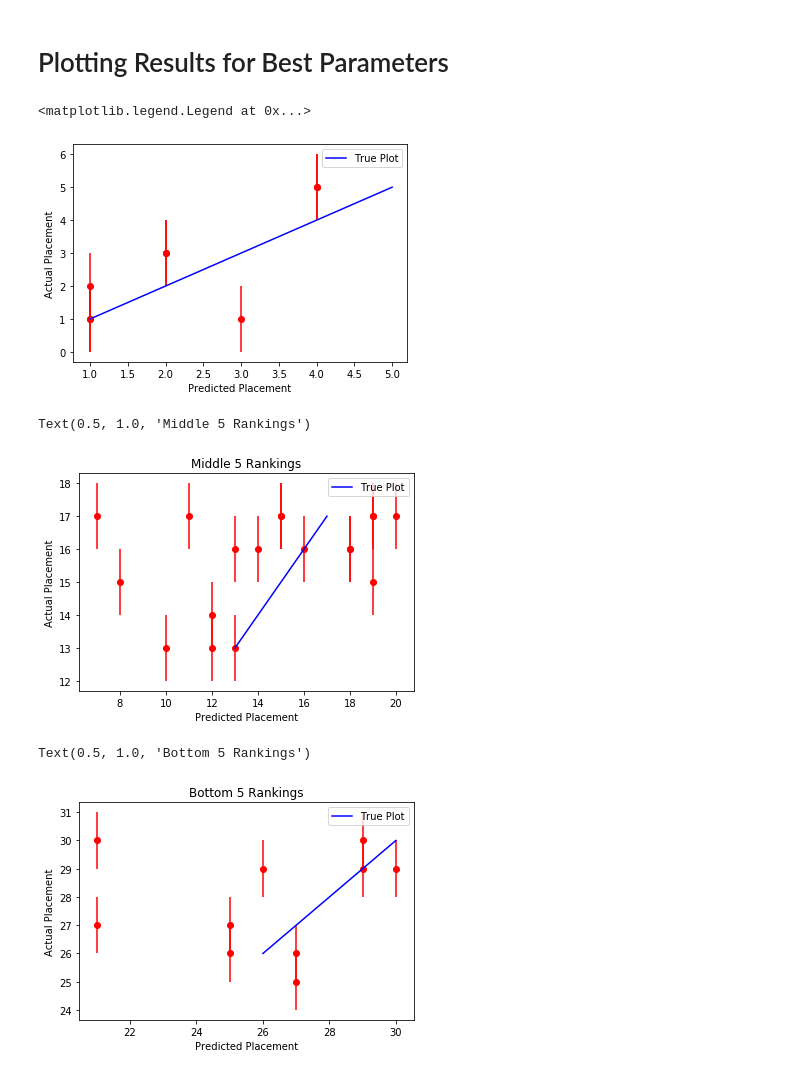
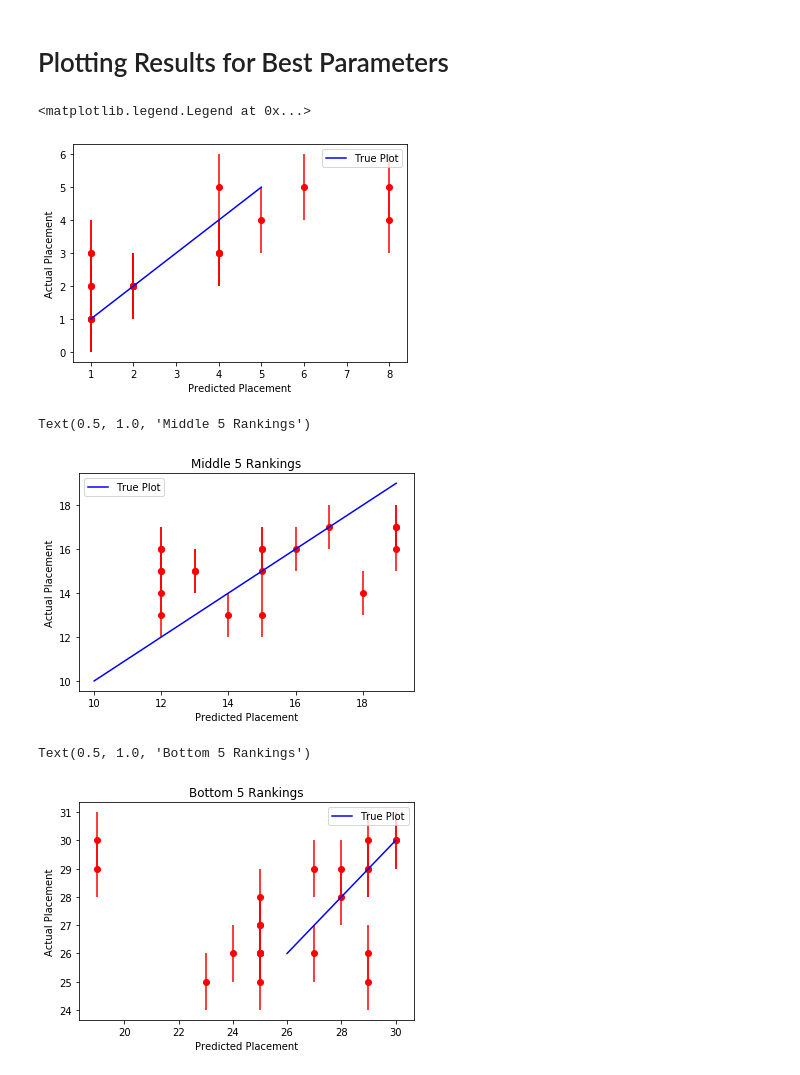
Before and after one commit to daviso42/CMSE202_Final_Project, a Jupyter notebook: TeamClass.ipynb, the cells around one changed output. Cells and saved outputs as stored; diff of their text form; code cells hidden in the pictures.

```diff
--- a/TeamClass.ipynb
+++ b/TeamClass.ipynb
@@ -127,7 +127,7 @@ for dataframe in stats_lst:
         class_labels.append(games)
         feature_vectors.append([i for i in dataframe.iloc[iteration, 5:9]])
 train_vectors, test_vectors, train_labels, test_labels = train_test_split(
-    feature_vectors, class_labels, test_size = .20, train_size = .8)
+    feature_vectors, class_labels, test_size = .30, train_size = .7)
 neigh = KNeighborsClassifier(n_neighbors=8)
 neigh.fit(train_vectors,train_labels)
 results = neigh.predict(test_vectors)
@@ -148,21 +148,27 @@ score = []
 placement_scores = {
     'Top5':[],
     'Middle5':[],
-    'Bottom5':[]
+    'Bottom5':[],
+    'Stats':[]
 }
 for j in range(len(file_07_08)):
+    if 6 +j > 30:
+        break
+    #print(file_07_08.columns[j],j)
     top5=[]
     middle5 = []
     bottom5 = []
-
+    statnames = []
     class_labels = []
     feature_vectors = []
     for dataframe in stats_lst:
         for iteration, average in enumerate(dataframe.iloc[:-1,0]):
             class_labels.append(average)
             feature_vectors.append([i for i in dataframe.iloc[iteration, 2+j:6+j]])
+    for name in range(2+j,6+j):
+        statnames.append(dataframe.columns[name])
     train_vectors, test_vectors, train_labels, test_labels = train_test_split(
-        feature_vectors, class_labels, test_size = .20, train_size = .8)
+        feature_vectors, class_labels, test_size = .30, train_size = .7)
     neigh = KNeighborsClassifier(n_neighbors=8)
     neigh.fit(train_vectors,train_labels)
     results = neigh.predict(test_vectors)
@@ -178,9 +184,11 @@ for j in range(len(file_07_08)):
     placement_scores['Top5'].append(top5)
     placement_scores['Middle5'].append(middle5)
     placement_scores['Bottom5'].append(bottom5)
+    placement_scores['Stats'].append(statnames)
 
     score.append(score_with_error(test_labels,results))
     feat_vect.append(feature_vectors)
 #print(feat_vect[0]) #0-30 different vector arrays
 print(np.round(score,5))
+#placement_scores['Stats']
 # %% [output]
@@ -190,0 +198,3 @@ print(np.round(score,5))
+# %%
+for i in range(len(score)):
+    print("{} got a score of {:.5f}".format(placement_scores['Stats'][i],score[i]))
@@ -196,36 +224,36 @@ import matplotlib.pyplot as plt
 
 for i in range(len(placement_scores['Top5'])):
     for j in placement_scores['Top5'][i]:
-        if i == 0:
+        if i == 3:
             plt.scatter(j[1],j[0], color = 'red', alpha = 1)
             plt.errorbar(j[1],j[0],1, color = "red")
-plt.plot([1,2,3,4,5],[1,2,3,4,5], color = 'blue', label = "True Plot")
+plt.plot([i],[1,2,3,4,5], color = 'blue', label = "True Plot")
        # plt.scatter(j[1],j[1], color = 'blue')
 plt.xlabel("Predicted Placement")
 plt.ylabel("Actual Placement")
 plt.legend()
 # %% [output]
 <matplotlib.legend.Legend at 0x...>
-[figure, old version]
+[figure, new version]
 # %%
 for i in range(len(placement_scores['Middle5'])):
     for j in placement_scores['Middle5'][i]:
-        if i == 0:
+        if i == 3:
             plt.scatter(j[1],j[0], color = 'red', alpha = 1)
             plt.errorbar(j[1],j[0],1, color = "red")
-plt.plot([13,14,15,16,17],[13,14,15,16,17], color = 'blue', label = "True Plot")
+plt.plot([i for i in range(10,20)],[i for i in range(10,20)], color = 'blue', label = "True Plot")
        # plt.scatter(j[1],j[1], color = 'blue')
 plt.xlabel("Predicted Placement")
 plt.ylabel("Actual Placement")
 plt.legend()
 plt.title("Middle 5 Rankings")
 # %% [output]
 Text(0.5, 1.0, 'Middle 5 Rankings')
-[figure, old version]
+[figure, new version]
 # %%
 for i in range(len(placement_scores['Bottom5'])):
     for j in placement_scores['Bottom5'][i]:
-        if i == 0:
+        if i == 3:
             plt.scatter(j[1],j[0], color = 'red', alpha = 1)
             plt.errorbar(j[1],j[0],1, color = "red")
 plt.plot([26,27,28,29,30],[26,27,28,29,30], color = 'blue', label = "True Plot")
@@ -236,4 +264,4 @@ plt.legend()
 plt.title("Bottom 5 Rankings")
 # %% [output]
 Text(0.5, 1.0, 'Bottom 5 Rankings')
-[figure, old version]
+[figure, new version]
```
Also changed, not shown: parts of 5 cells of this notebook.
